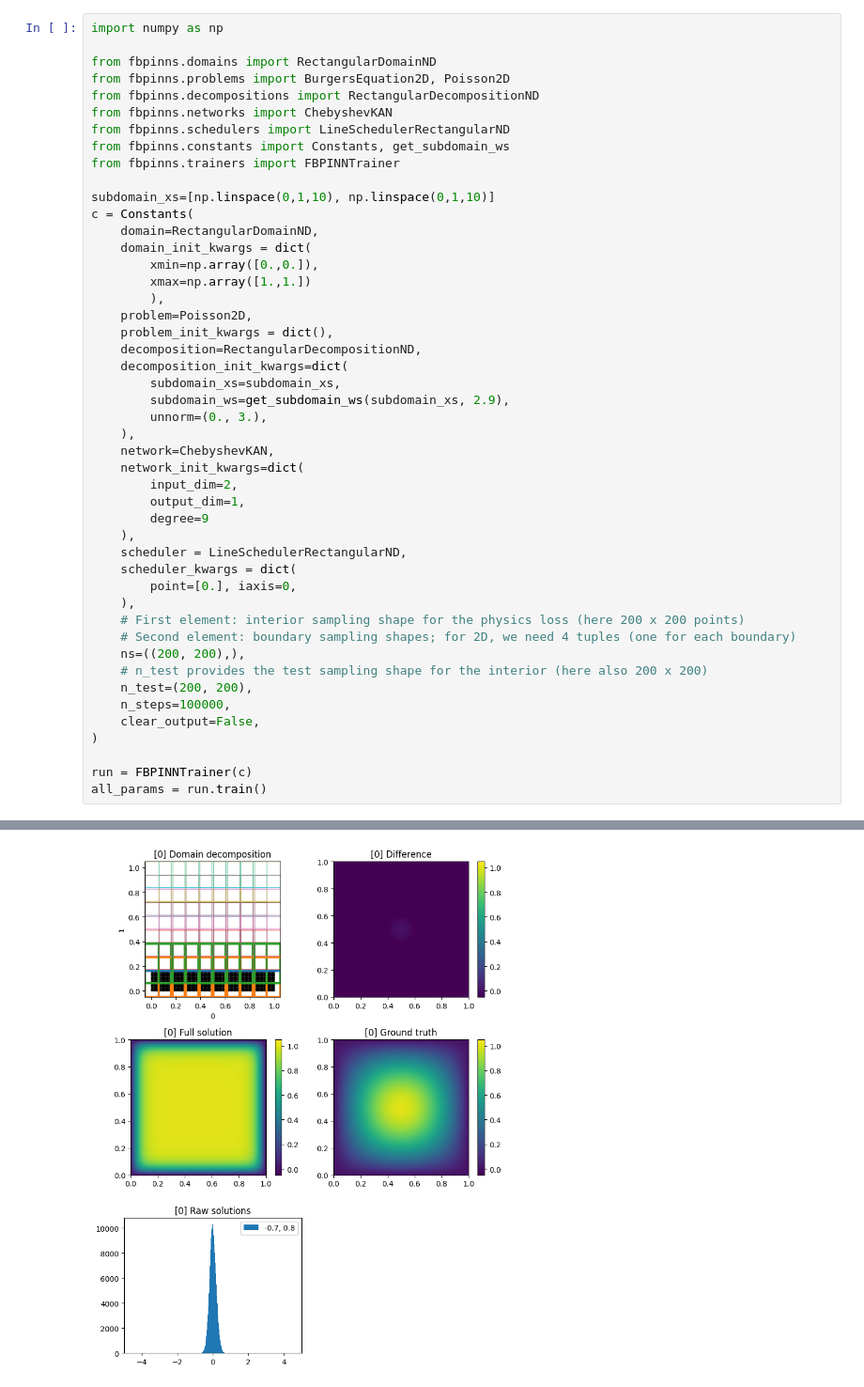
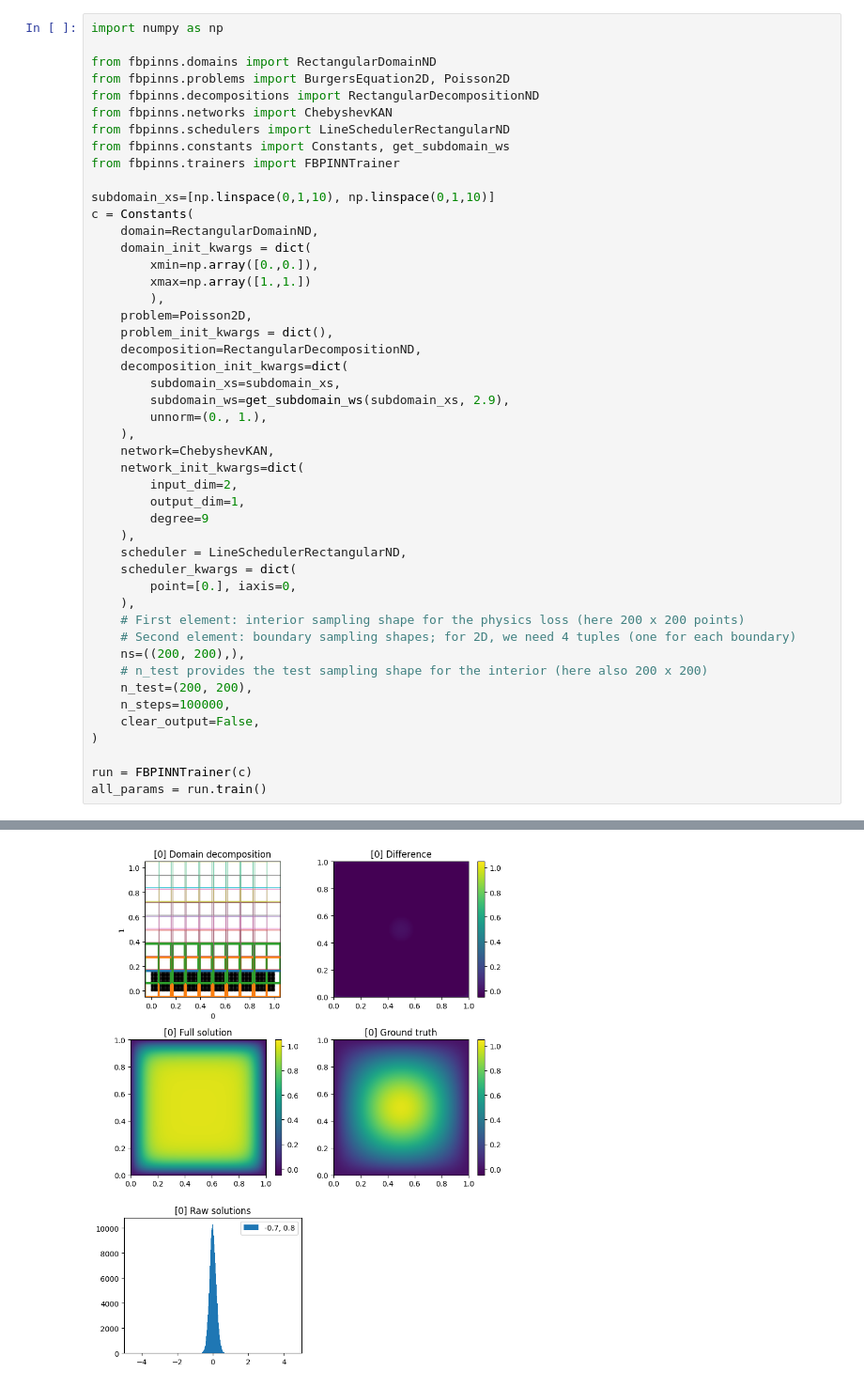
Before and after one commit to sallsdagrate/FBPINNs, a Jupyter notebook: examples/results/test_poisson_problem.ipynb, the cells around one changed output, grey strips where cells are left out. Shown at 94% size. Drawn from its saved outputs; the diff is of its cells as text.

```diff
--- a/examples/results/test_poisson_problem.ipynb
+++ b/examples/results/test_poisson_problem.ipynb
@@ -22,7 +22,7 @@ c = Constants(
     decomposition_init_kwargs=dict(
         subdomain_xs=subdomain_xs,
         subdomain_ws=get_subdomain_ws(subdomain_xs, 2.9),
-        unnorm=(0., 3.),
+        unnorm=(0., 1.),
     ),
     network=ChebyshevKAN,
     network_init_kwargs=dict(
@@ -64,3 +64,3 @@ output: (1,)
 fs (('test', <Figure size 800x1000 with 8 Axes>),)
 True
-[figure, old version]
+[figure, new version]
```
Also changed, not shown: parts of 1 cell of this notebook.
